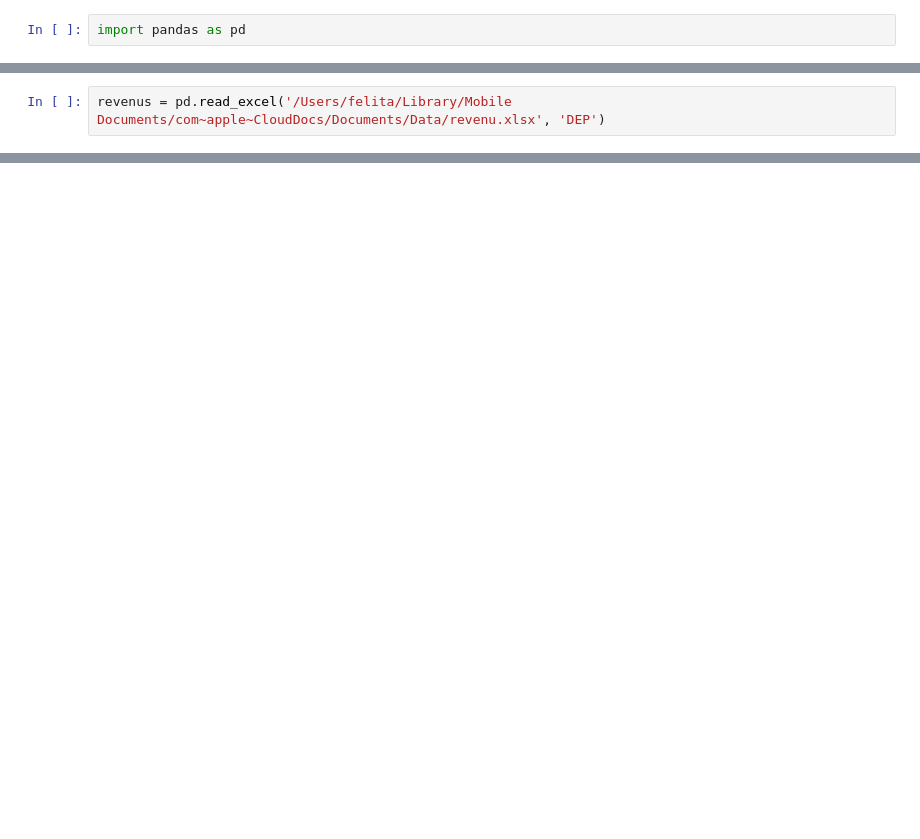
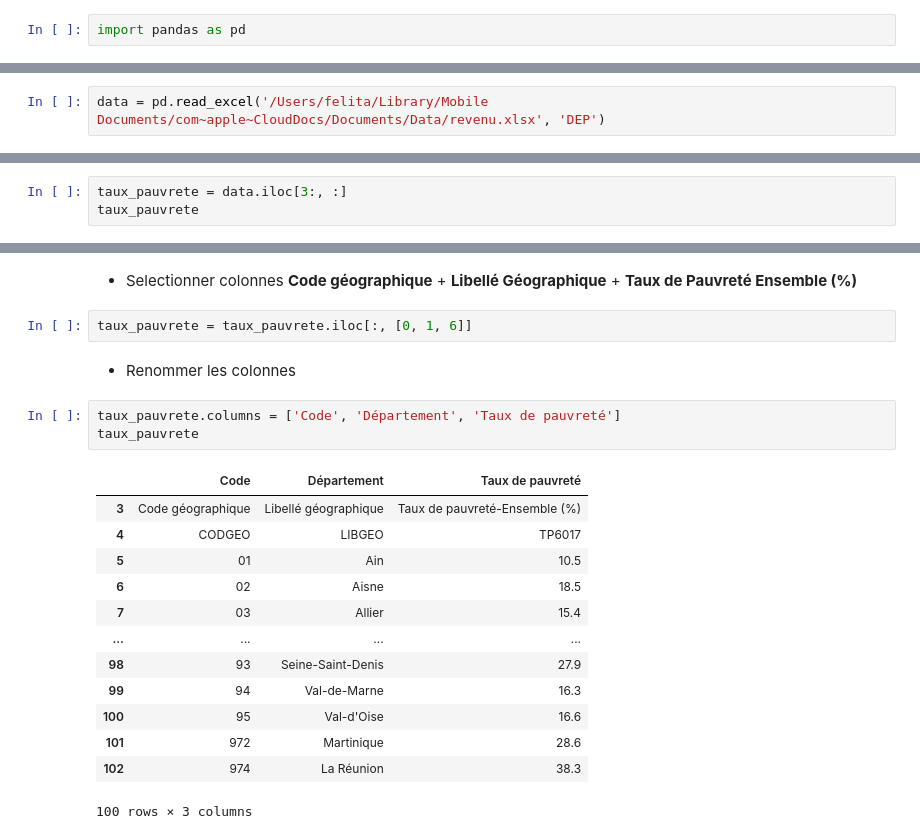
Before and after one commit to DonFeli/Projet_Inegalites, a Jupyter notebook: Visualisation project.ipynb, the cells around one changed output, grey strips where cells are left out. Cells and saved outputs as stored; diff of their text form; blank space fills up the shorter version.

Commit message:
Modifier revenus medians par taux de pauvrete

```diff
--- a/Visualisation project.ipynb
+++ b/Visualisation project.ipynb
@@ -5,2 +5,2 @@ import pandas as pd
 # %%
-revenus = pd.read_excel('/Users/felita/Library/Mobile Documents/com~apple~CloudDocs/Documents/Data/revenu.xlsx', 'DEP')
+data = pd.read_excel('/Users/felita/Library/Mobile Documents/com~apple~CloudDocs/Documents/Data/revenu.xlsx', 'DEP')
@@ -119,0 +25,3 @@ pd.concat
+# %%
+taux_pauvrete = data.iloc[3:, :]
+taux_pauvrete
@@ -119,0 +42,23 @@ pd.concat
+# %% [markdown]
+- Selectionner colonnes **Code géographique** + **Libellé Géographique** + **Taux de Pauvreté Ensemble (%)**
+# %%
+taux_pauvrete = taux_pauvrete.iloc[:, [0, 1, 6]]
+# %% [markdown]
+- Renommer les colonnes
+# %%
+taux_pauvrete.columns = ['Code', 'Département', 'Taux de pauvreté']
+taux_pauvrete
+# %% [output]
+|  | Code | Département | Taux de pauvreté |
+| 3 | Code géographique | Libellé géographique | Taux de pauvreté-Ensemble (%) |
+| 4 | CODGEO | LIBGEO | TP6017 |
+| 5 | 01 | Ain | 10.5 |
+| 6 | 02 | Aisne | 18.5 |
+| 7 | 03 | Allier | 15.4 |
+| ... | ... | ... | ... |
+| 98 | 93 | Seine-Saint-Denis | 27.9 |
+| 99 | 94 | Val-de-Marne | 16.3 |
+| 100 | 95 | Val-d'Oise | 16.6 |
+| 101 | 972 | Martinique | 28.6 |
+| 102 | 974 | La Réunion | 38.3 |
+100 rows × 3 columns
```
Also changed, not shown: parts of 24 cells of this notebook, 1 other file.
